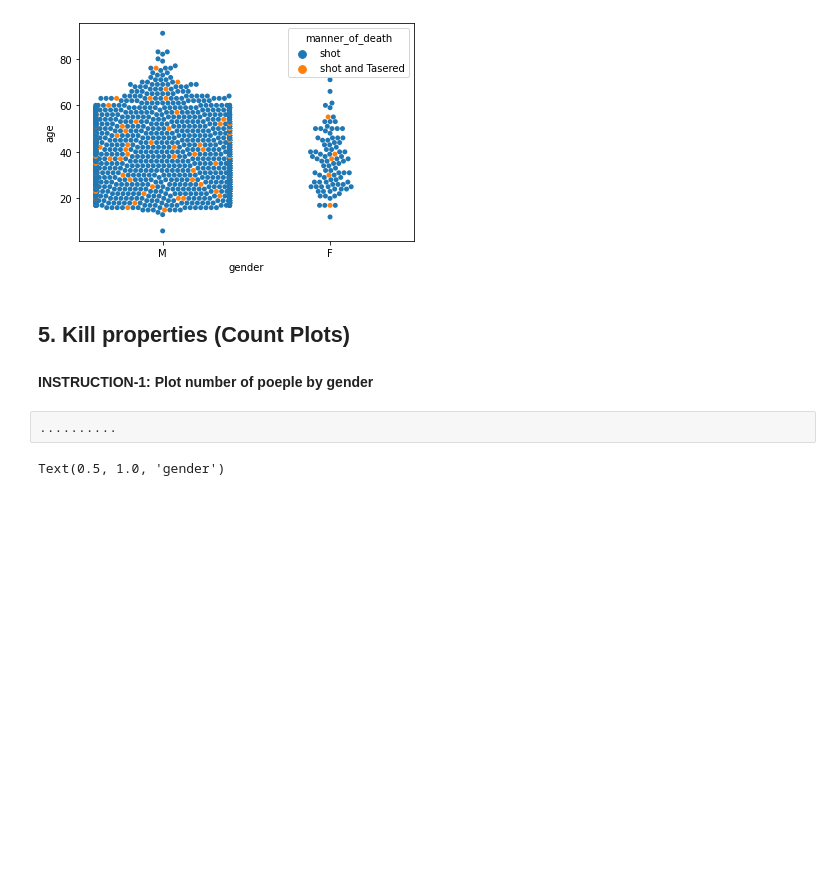
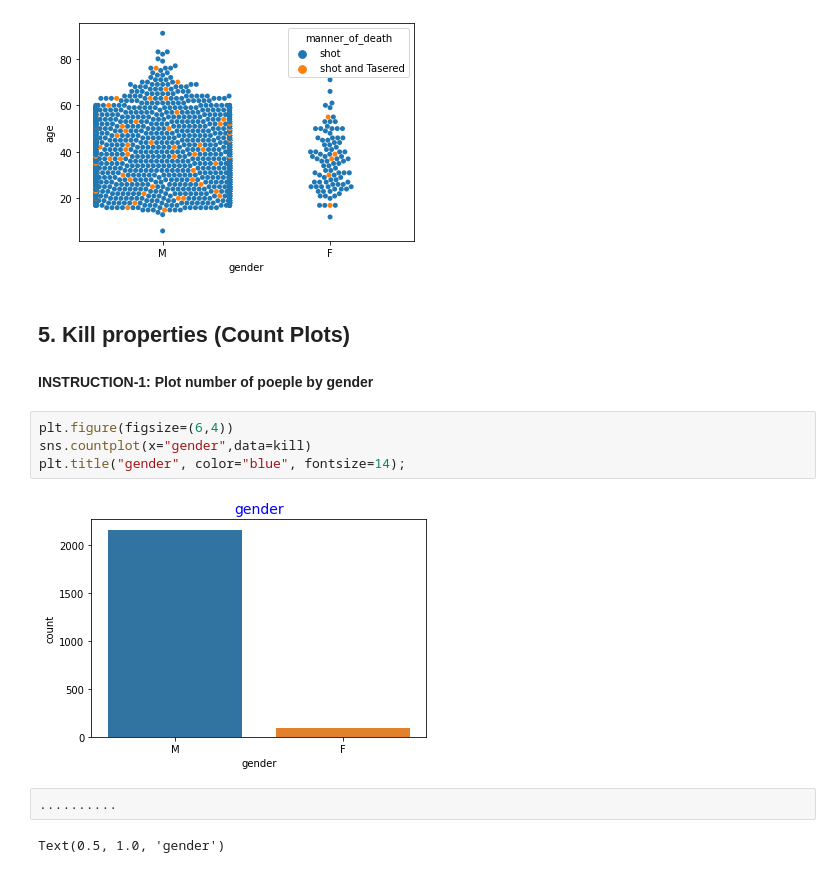
Before and after one commit to Ertugrul-Kurubal/Data-Visualization-With-Python-Projects, a Jupyter notebook: USA Fatal Police Shoot Analyse.ipynb, the cells around one changed output. Cells and saved outputs as stored; diff of their text form; blank space fills up the shorter version.

```diff
--- a/USA Fatal Police Shoot Analyse.ipynb
+++ b/USA Fatal Police Shoot Analyse.ipynb
@@ -533,6 +538,12 @@ sns.boxplot(x="gender", y="age", data=kill, hue="manner_of_death");
 ## 5. Kill properties (Count Plots)
 # %% [markdown]
 **INSTRUCTION-1: Plot number of poeple by gender**
+# %%
+plt.figure(figsize=(6,4))
+sns.countplot(x="gender",data=kill)
+plt.title("gender", color="blue", fontsize=14);
+# %% [output]
+[figure, added]
 # %%
 ..........
 # %% [output]
```
Also changed, not shown: parts of 13 cells of this notebook.
